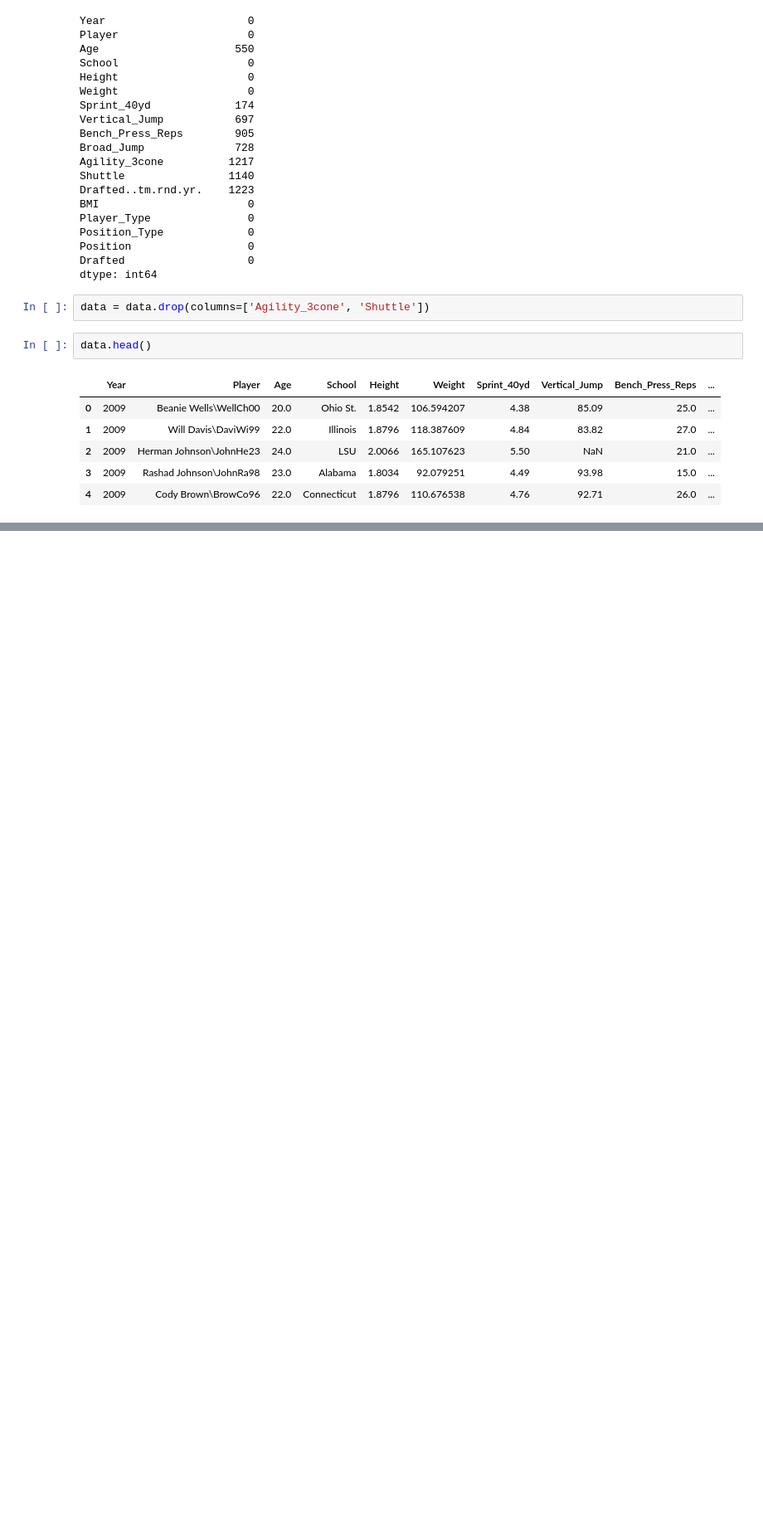
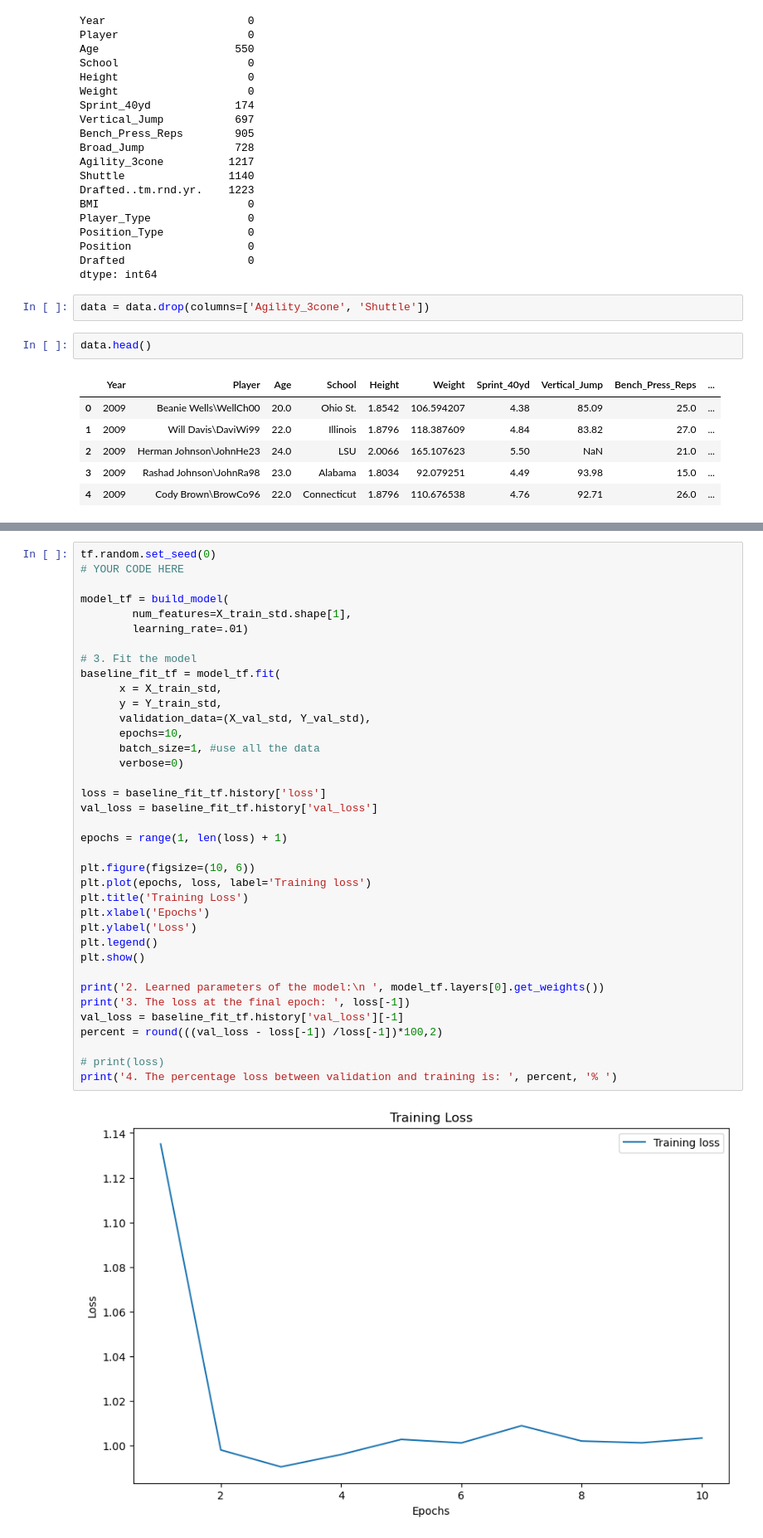
Before and after one commit to seemavora/UCB_MIDS_207_Final_Project, a Jupyter notebook: NFL_drafting_prediction.ipynb, the cells around one changed output, grey strips where cells are left out. Shown at 83% size. Saved outputs shown, nothing was run; the diff lists cells and outputs as text; blank space fills up the shorter version.

```diff
--- a/NFL_drafting_prediction.ipynb
+++ b/NFL_drafting_prediction.ipynb
@@ -82,0 +276,39 @@ data.head()
+# %%
+tf.random.set_seed(0)
+# YOUR CODE HERE
+
+model_tf = build_model(
+        num_features=X_train_std.shape[1],
+        learning_rate=.01)
+
+# 3. Fit the model
+baseline_fit_tf = model_tf.fit(
+      x = X_train_std,
+      y = Y_train_std,
+      validation_data=(X_val_std, Y_val_std),
+      epochs=10,
+      batch_size=1, #use all the data
+      verbose=0)
+
+loss = baseline_fit_tf.history['loss']
+val_loss = baseline_fit_tf.history['val_loss']
+
+epochs = range(1, len(loss) + 1)
+
+plt.figure(figsize=(10, 6))
+plt.plot(epochs, loss, label='Training loss')
+plt.title('Training Loss')
+plt.xlabel('Epochs')
+plt.ylabel('Loss')
+plt.legend()
+plt.show()
+
+print('2. Learned parameters of the model:\n ', model_tf.layers[0].get_weights())
+print('3. The loss at the final epoch: ', loss[-1])
+val_loss = baseline_fit_tf.history['val_loss'][-1]
+percent = round(((val_loss - loss[-1]) /loss[-1])*100,2)
+
+# print(loss)
+print('4. The percentage loss between validation and training is: ', percent, '% ')
+# %% [output]
+[figure, added]
```
Also changed, not shown: parts of 12 cells of this notebook.
